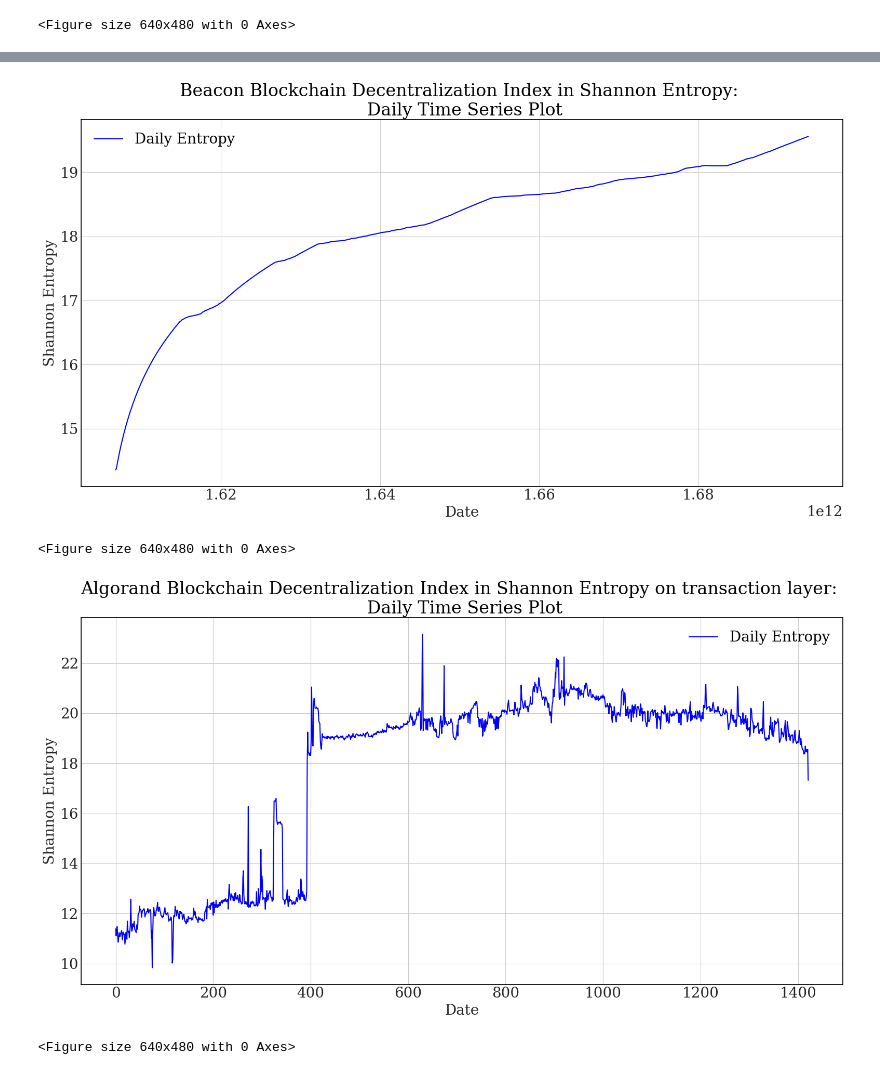
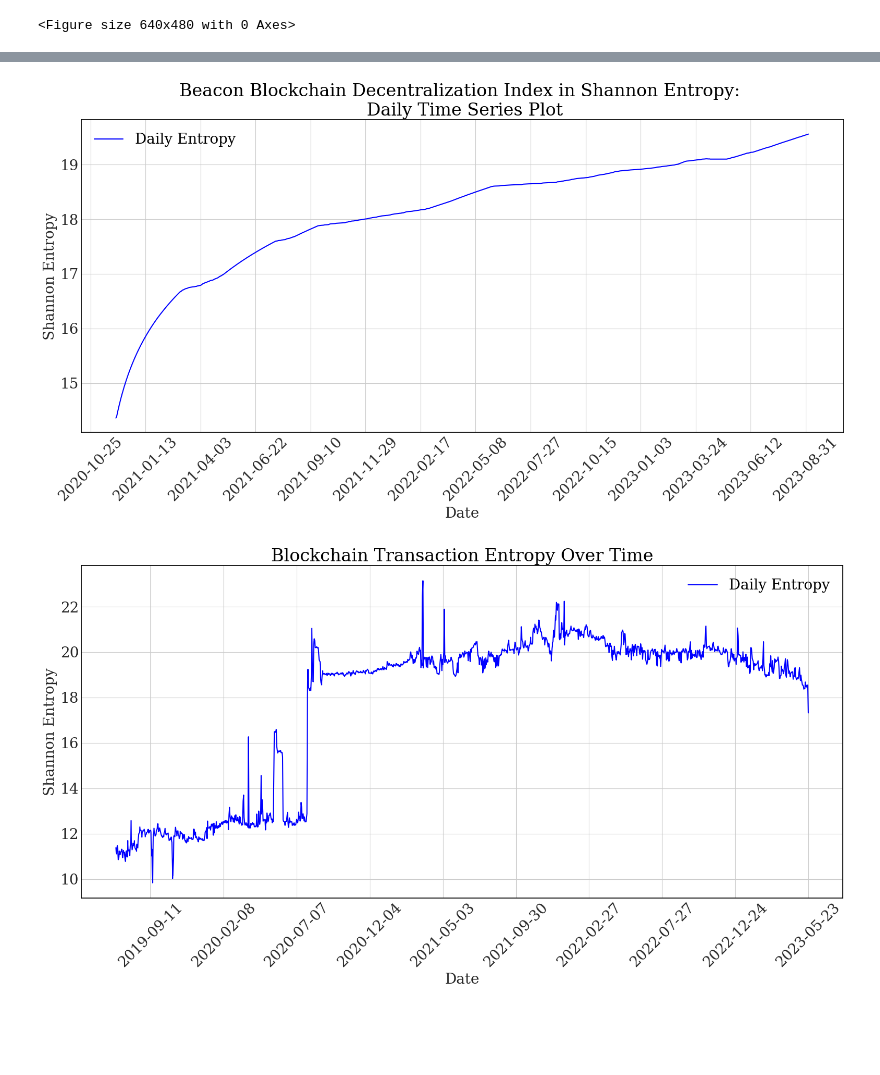
Before and after one commit to KerwinFuyihang/blockchain_analysis, a Jupyter notebook: decentralization.ipynb, the cells around one changed output, grey strips where cells are left out. Drawn from its saved outputs; the diff is of its cells as text; code cells hidden in the pictures; blank space fills up the shorter version.

```diff
--- a/decentralization.ipynb
+++ b/decentralization.ipynb
@@ -269,22 +269,22 @@ bc_data
 1008 rows × 2 columns
 # %%
-# Set the style to a scientific publication style
-# Set font and font size globally using rcParams
+bc_data.index = pd.to_datetime(bc_data.index)
+bc_data['Date'] = bc_data.index.date  # Extract date part only
+
 # Set the style to 'seaborn-white' for a clean look
 plt.style.use('seaborn-white')
 plt.rcParams.update({
     'font.family': 'DejaVu Serif',  # Set the font family to DejaVu Serif
-    'font.size': 20,  # Set the font size to 10 for better readability in two-column formats
+    'font.size': 20,  # Set the font size to 20 for better readability
     'text.color': 'black',  # Ensure text color is black for better contrast
     'axes.facecolor': 'white',  # Set the axes background color to white
     'figure.facecolor': 'white',  # Set the figure background color to white
     'axes.edgecolor': 'black',  # Set the axes edge color to black
 })
 
-
 # Create the time series plot
 plt.figure(figsize=(16, 9))
-plt.plot(bc_data.index, bc_data['entropy'], label='Daily Entropy',color='blue')
+plt.plot(bc_data['Date'], bc_data['entropy'], label='Daily Entropy', color='blue')
 
 # Customize the plot
 plt.title('Beacon Blockchain Decentralization Index in Shannon Entropy: \n Daily Time Series Plot')
@@ -293,14 +293,18 @@ plt.ylabel('Shannon Entropy')
 plt.legend()
 plt.grid(True)
 
+# Formatting the x-axis
+plt.gca().xaxis.set_major_locator(plt.MaxNLocator(15))  # Show only up to 10 major ticks
+
+# Rotate the x-axis labels for better readability
+plt.xticks(rotation=45)
+
+# Adjust layout and save
 plt.tight_layout()
 plt.savefig('Beacon_entropy.png', dpi=300)  # Adjust dpi for higher resolution
 plt.show()
-plt.tight_layout()
-plt.show()
 # %% [output]
-[figure, old version]
+[figure, new version]
-<Figure size 640x480 with 0 Axes>
 # %%
 al_transactions = pd.read_csv('https://raw.githubusercontent.com/chengnanyimeng/blockchain_analysis/main/Algorand_data/al_transac_data_count_fee.csv')
 # %%
@@ -313,37 +317,41 @@ al_transactions = al_transactions.drop(columns=['reward'])
 # %%
 al_transactions['entropy'] = al_transactions['value'].apply(calculate_entropy)
 # %%
-#al_transactions.set_index('date', inplace=True)
+# Assuming al_transactions is your DataFrame
+al_transactions['date'] = pd.to_datetime(al_transactions['date'])  # Ensure 'date' is in datetime format
 
-# Set the style to a scientific publication style
-# Set font and font size globally using rcParams
+# Set the style to 'seaborn-white' for a clean look
 plt.style.use('seaborn-white')
 plt.rcParams.update({
     'font.family': 'DejaVu Serif',  # Set the font family to DejaVu Serif
-    'font.size': 20,  # Set the font size to 10 for better readability in two-column formats
+    'font.size': 20,  # Set the font size to 20 for better readability
     'text.color': 'black',  # Ensure text color is black for better contrast
     'axes.facecolor': 'white',  # Set the axes background color to white
     'figure.facecolor': 'white',  # Set the figure background color to white
     'axes.edgecolor': 'black',  # Set the axes edge color to black
 })
 
 # Create the time series plot
 plt.figure(figsize=(16, 9))
-plt.plot(al_transactions.index, al_transactions['entropy'], label='Daily Entropy',color='blue')
+plt.plot(al_transactions['date'], al_transactions['entropy'], label='Daily Entropy', color='blue')
 
 # Customize the plot
-plt.title('Algorand Blockchain Decentralization Index in Shannon Entropy on transaction layer: \n Daily Time Series Plot')
+plt.title('Blockchain Transaction Entropy Over Time')
 plt.xlabel('Date')
 plt.ylabel('Shannon Entropy')
 plt.legend()
 plt.grid(True)
 
+# Formatting the x-axis
+plt.gca().xaxis.set_major_locator(plt.MaxNLocator(15))  # Show only up to 10 major ticks
+
+# Rotate the x-axis labels for better readability
+plt.xticks(rotation=45)
+
+# Adjust layout and save
 plt.tight_layout()
-plt.savefig('Algorand_transaction_entropy.png', dpi=300)  # Adjust dpi for higher resolution
+plt.savefig('Transaction_entropy.png', dpi=300)  # Adjust dpi for higher resolution
 plt.show()
-plt.tight_layout()
-plt.show()
 # %% [output]
-[figure, old version]
+[figure, new version]
-<Figure size 640x480 with 0 Axes>
 # %%
```
Also changed, not shown: parts of 6 cells of this notebook.
